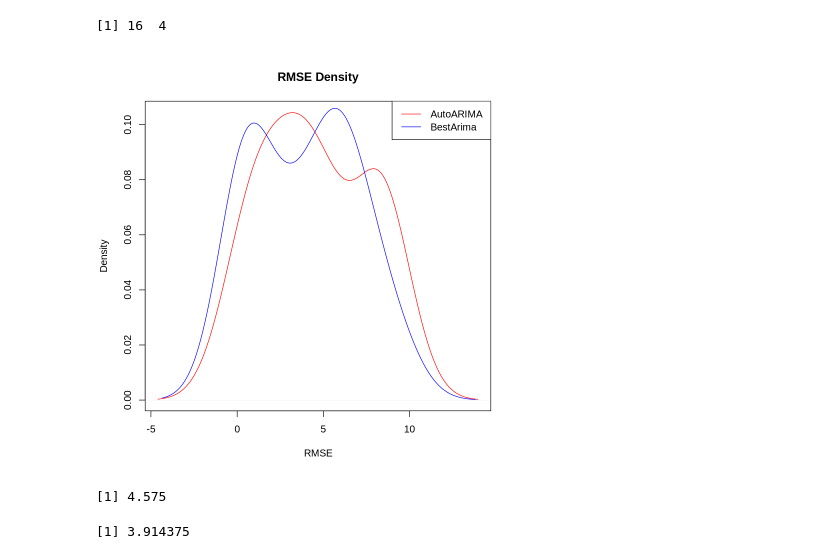
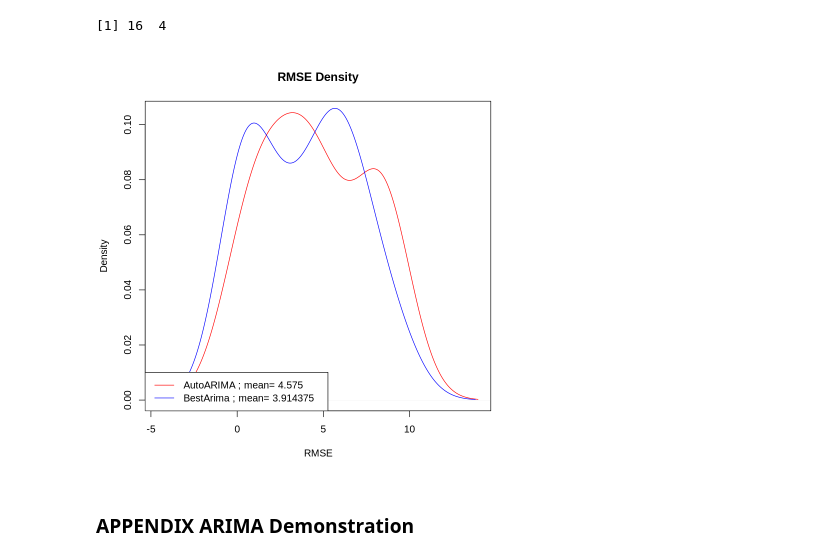
Before and after one commit to eddie-a-salinas/CA-Hydrology-W210-SP2022, a Jupyter notebook: CNRA_work_R.ipynb, the cells around one changed output. Saved outputs shown, nothing was run; the diff lists cells and outputs as text; code cells hidden in the pictures.

```diff
--- a/CNRA_work_R.ipynb
+++ b/CNRA_work_R.ipynb
@@ -61,25 +160,4 @@ print(cnra_files)
 # %% [output]
 [1] "./CNRA_data/340033N1170693W001.csv" "./CNRA_data/353890N1191471W001.csv"
 [3] "./CNRA_data/373177N1219435W005.csv" "./CNRA_data/373922N1183430W001.csv"
-# %%
-getModelFromARMA=function(ARMA) {
-    #A compact form of the specification, as a vector giving the number of
-    #AR, MA, seasonal AR and seasonal MA coefficients,
-    #plus the period and the number of non-seasonal and seasonal differences.
-    p=ARMA[1]
-    q=ARMA[2]
-    P=ARMA[3]
-    Q=ARMA[4]
-    period=ARMA[5]
-    d=ARMA[6]
-    D=ARMA[7]
-    resultBasic=paste(p,d,q,sep=",")
-    resultSeasn=paste(P,D,Q,sep=",")
-    bigResult=paste("(",resultBasic,")",sep="")
-    if(period!=0) {
-        bigResult=paste(bigResult,"(",resultSeasn,")[",period,"]",sep="")
-    }
-    return(bigResult)
-
-}
 # %%
@@ -250,5 +405,7 @@ Warning message in if (prediction_auto_arima == 0) {:
 # %%
 colnames(rmsedata_df)=c("Well","Year","AutoArimaRMSE","BestARIMARMSE")
+rmsedata_df$AutoArimaRMSE=as.numeric(rmsedata_df$AutoArimaRMSE)
+rmsedata_df$BestARIMARMSE=as.numeric(rmsedata_df$BestARIMARMSE)
 # %%
 rmsedata_df
 # %% [output]
@@ -276,22 +433,14 @@ dim(rmsedata_df)
 # %% [output]
 [1] 16  4
 # %%
-#plot(density(MyData$Column1))
-#lines(density(MyData$Column2))
 plot(density(as.numeric(rmsedata_df$AutoArimaRMSE)),col="red",main="RMSE Density",xlab="RMSE")
 lines(density(as.numeric(rmsedata_df$BestARIMARMSE)),col="blue")
-legend(x="topright",legend=c("AutoARIMA","BestArima"),col=c("red","blue"),lty=1)
-#    legend(x="topleft", legend=c("Measurement",
-#                                 paste("Auto.Arima ; RMSE=",pred_a_rmse,sep=""),
-#                                 paste("Model Search(AICc) ; RMSE=",pred_b_rmse,sep="")),
-#       col=c("black","red", "blue"), lty=1, cex=0.8)
+legend(x="bottomleft",legend=c(
+    paste("AutoARIMA ; mean=",mean(as.numeric(rmsedata_df$AutoArimaRMSE))),
+    paste("BestArima ; mean=",mean(as.numeric(rmsedata_df$BestARIMARMSE)))
+    )
+       ,col=c("red","blue"),lty=1)
 # %% [output]
-[figure, old version]
+[figure, new version]
-# %%
-print(mean(as.numeric(rmsedata_df$AutoArimaRMSE)))
-# %% [output]
-[1] 4.575
-# %%
-print(mean(as.numeric(rmsedata_df$BestARIMARMSE)))
-# %% [output]
-[1] 3.914375
+# %% [markdown]
+### APPENDIX ARIMA Demonstration
```
Also changed, not shown: parts of 11 cells of this notebook.
